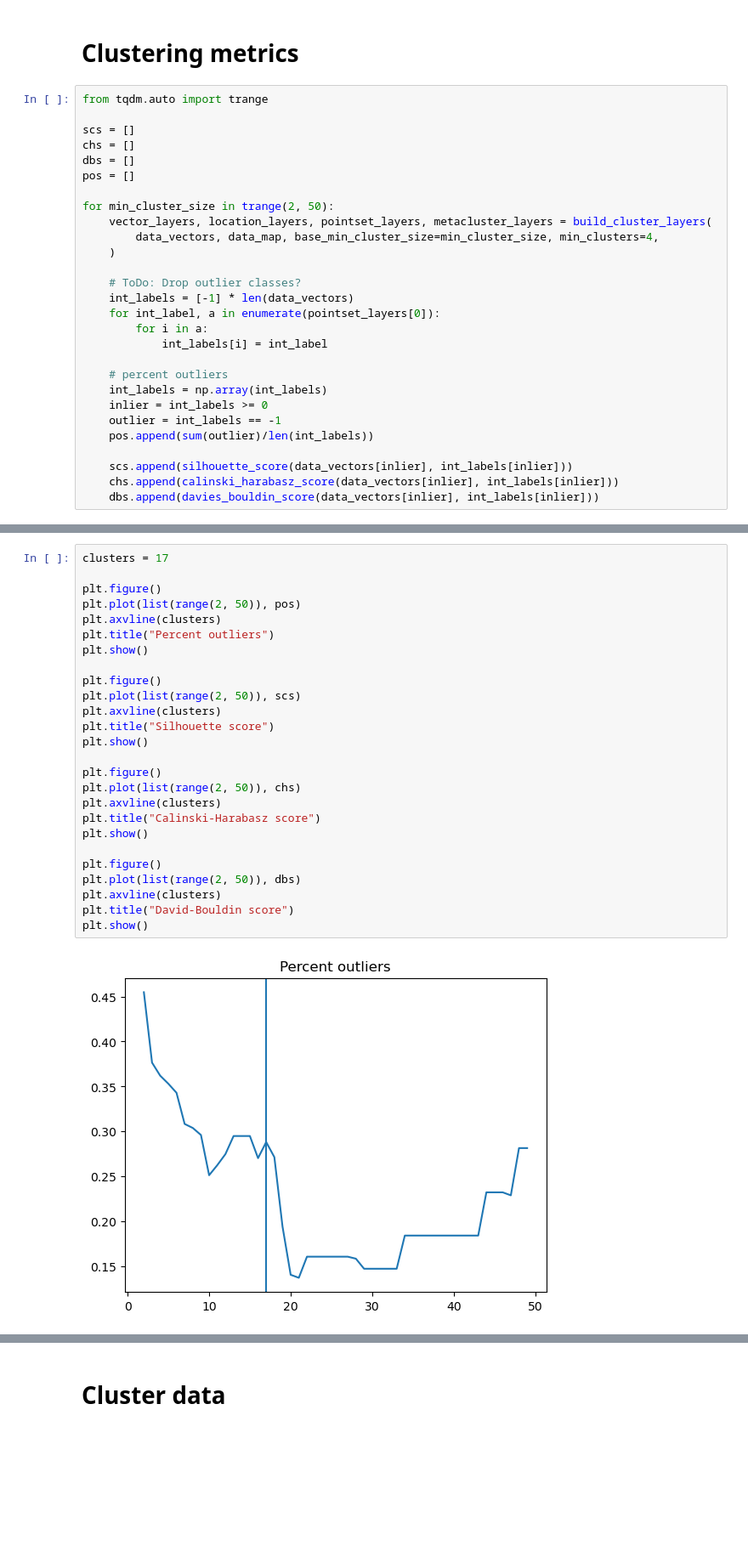
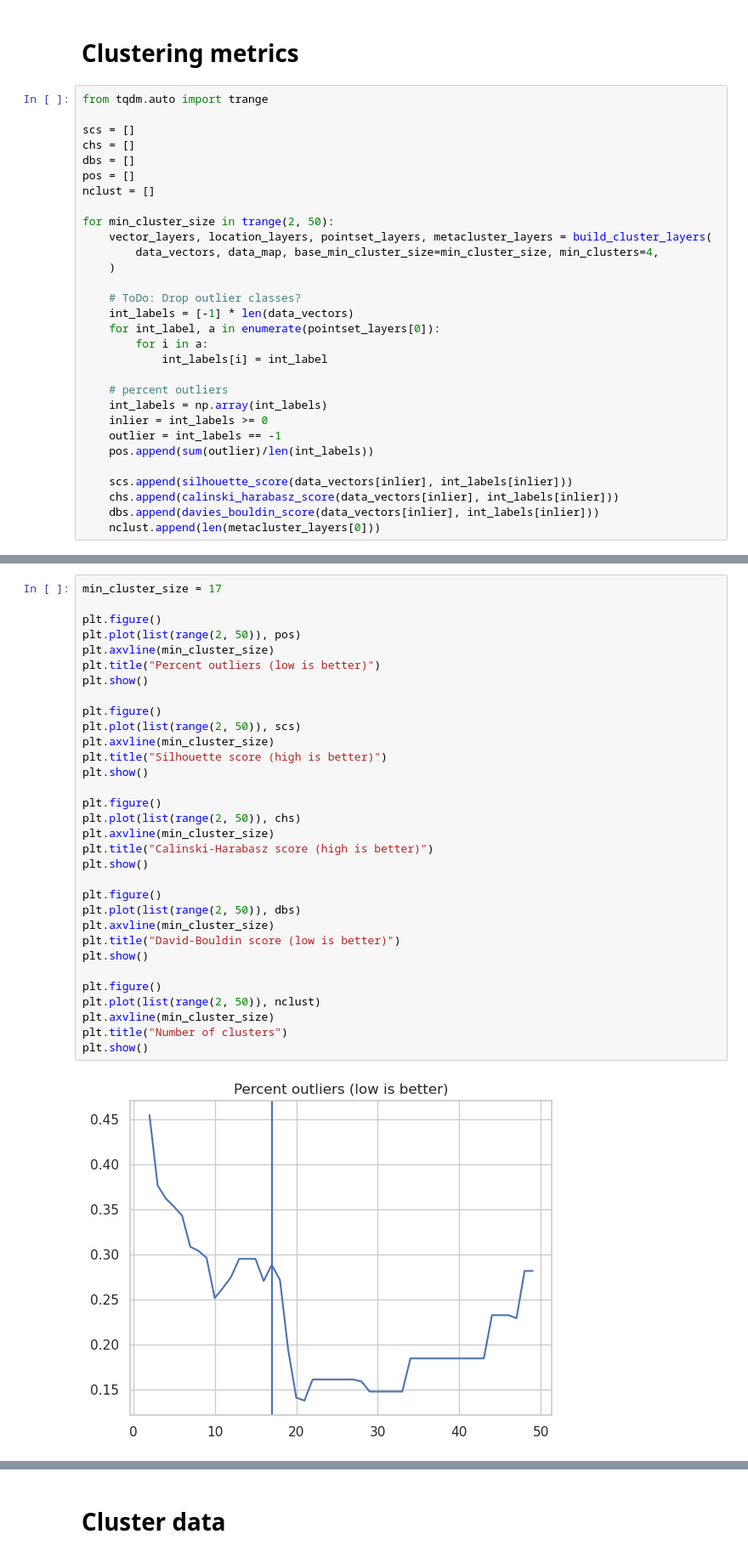
Before and after one commit to tayden/bb-ai-oceanography, a Jupyter notebook: TopicClusteringViz.ipynb, the cells around one changed output, grey strips where cells are left out. Shown at 85% size. Cells and saved outputs as stored; diff of their text form; blank space fills up the shorter version.

```diff
--- a/TopicClusteringViz.ipynb
+++ b/TopicClusteringViz.ipynb
@@ -331,6 +335,7 @@ scs = []
 chs = []
 dbs = []
 pos = []
+nclust = []
 
 for min_cluster_size in trange(2, 50):
     vector_layers, location_layers, pointset_layers, metacluster_layers = build_cluster_layers(
@@ -352,6 +357,7 @@ for min_cluster_size in trange(2, 50):
     scs.append(silhouette_score(data_vectors[inlier], int_labels[inlier]))
     chs.append(calinski_harabasz_score(data_vectors[inlier], int_labels[inlier]))
     dbs.append(davies_bouldin_score(data_vectors[inlier], int_labels[inlier]))
+    nclust.append(len(metacluster_layers[0]))
 # %% [output]
 70 2 10
 23 10 28
@@ -371,30 +377,36 @@ for min_cluster_size in trange(2, 50):
 8 48 107
 8 49 107
 # %%
-clusters = 17
+min_cluster_size = 17
 
 plt.figure()
 plt.plot(list(range(2, 50)), pos)
-plt.axvline(clusters)
-plt.title("Percent outliers")
+plt.axvline(min_cluster_size)
+plt.title("Percent outliers (low is better)")
 plt.show()
 
 plt.figure()
 plt.plot(list(range(2, 50)), scs)
-plt.axvline(clusters)
-plt.title("Silhouette score")
+plt.axvline(min_cluster_size)
+plt.title("Silhouette score (high is better)")
 plt.show()
 
 plt.figure()
 plt.plot(list(range(2, 50)), chs)
-plt.axvline(clusters)
-plt.title("Calinski-Harabasz score")
+plt.axvline(min_cluster_size)
+plt.title("Calinski-Harabasz score (high is better)")
 plt.show()
 
 plt.figure()
 plt.plot(list(range(2, 50)), dbs)
-plt.axvline(clusters)
-plt.title("David-Bouldin score")
+plt.axvline(min_cluster_size)
+plt.title("David-Bouldin score (low is better)")
 plt.show()
+
+plt.figure()
+plt.plot(list(range(2, 50)), nclust)
+plt.axvline(min_cluster_size)
+plt.title("Number of clusters")
+plt.show()
 # %% [output]
-[figure, old version]
+[figure, new version]
```
Also changed, not shown: parts of 46 cells of this notebook, 3 other files.
